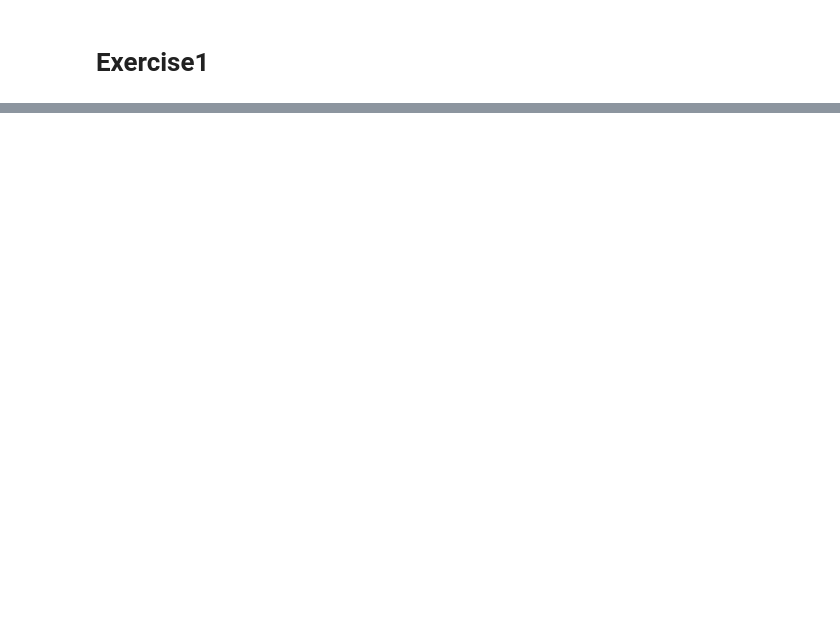
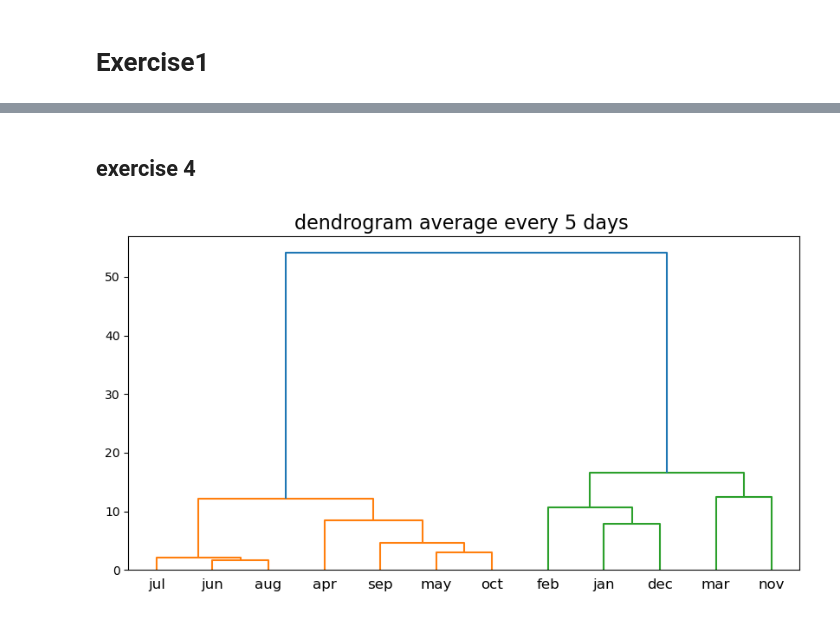
Before and after one commit to mhungdangbuonngu/Data-visualization-, a Jupyter notebook: practice3.ipynb, the cells around one changed output, grey strips where cells are left out. Drawn from its saved outputs; the diff is of its cells as text; code cells hidden in the pictures; blank space fills up the shorter version.

```diff
--- a/practice3.ipynb
+++ b/practice3.ipynb
@@ -85,0 +82,20 @@ plt.show()
+# %% [markdown]
+## exercise 4
+# %%
+from scipy.cluster.hierarchy import dendrogram, linkage
+new_data=np.zeros((12,6))
+for i in range(data.shape[0]):
+    new_data[i][0]=np.average(data[i][:5])
+    new_data[i][1]=np.average(data[i][6:10])
+    new_data[i][2]=np.average(data[i][11:15])
+    new_data[i][3]=np.average(data[i][16:20])
+    new_data[i][4]=np.average(data[i][21:25])
+    new_data[i][5]=np.average(data[i][26:])
+list_month=['jan','feb','mar','apr','may','jun','jul','aug','sep','oct','nov','dec']
+z=linkage(new_data,'ward')
+plt.figure(figsize=(10,5))
+dendrogram(z, labels=list_month)
+plt.title('dendrogram average every 5 days ',size=16)
+plt.show()
+# %% [output]
+[figure, added]
```
Also changed, not shown: parts of 8 cells of this notebook.
